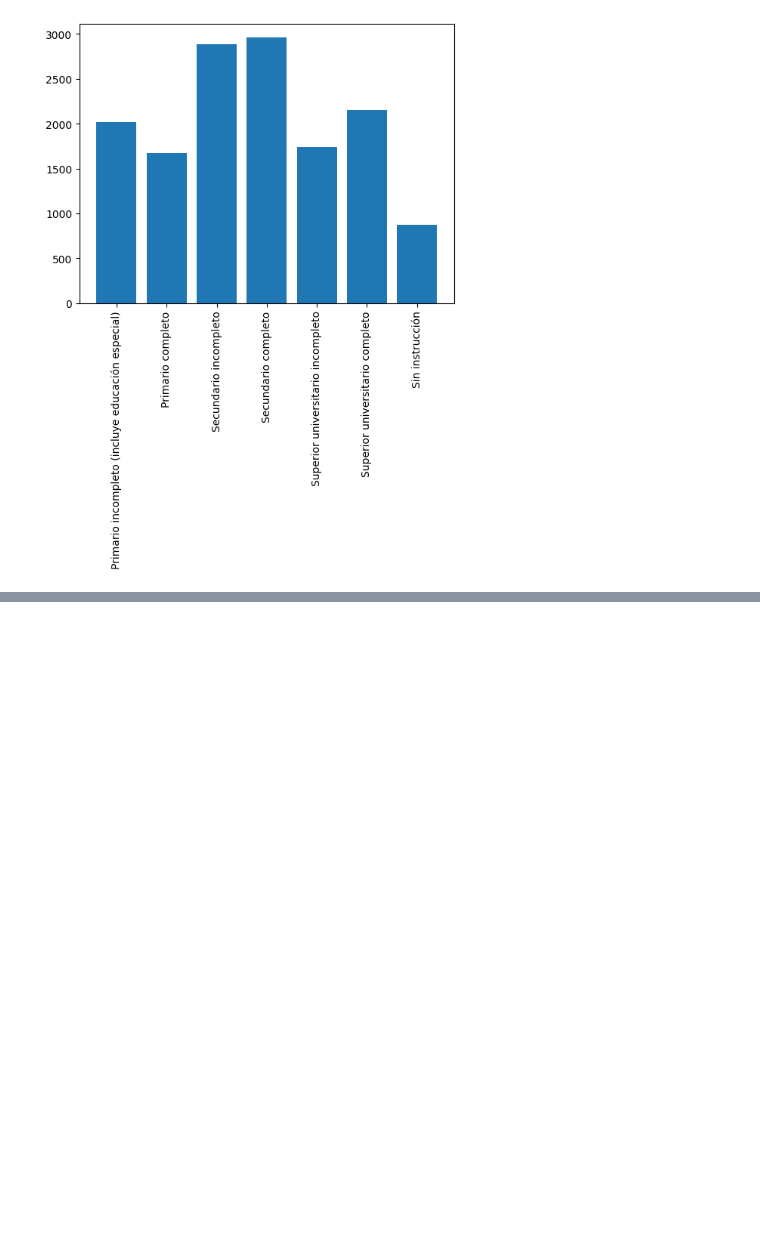
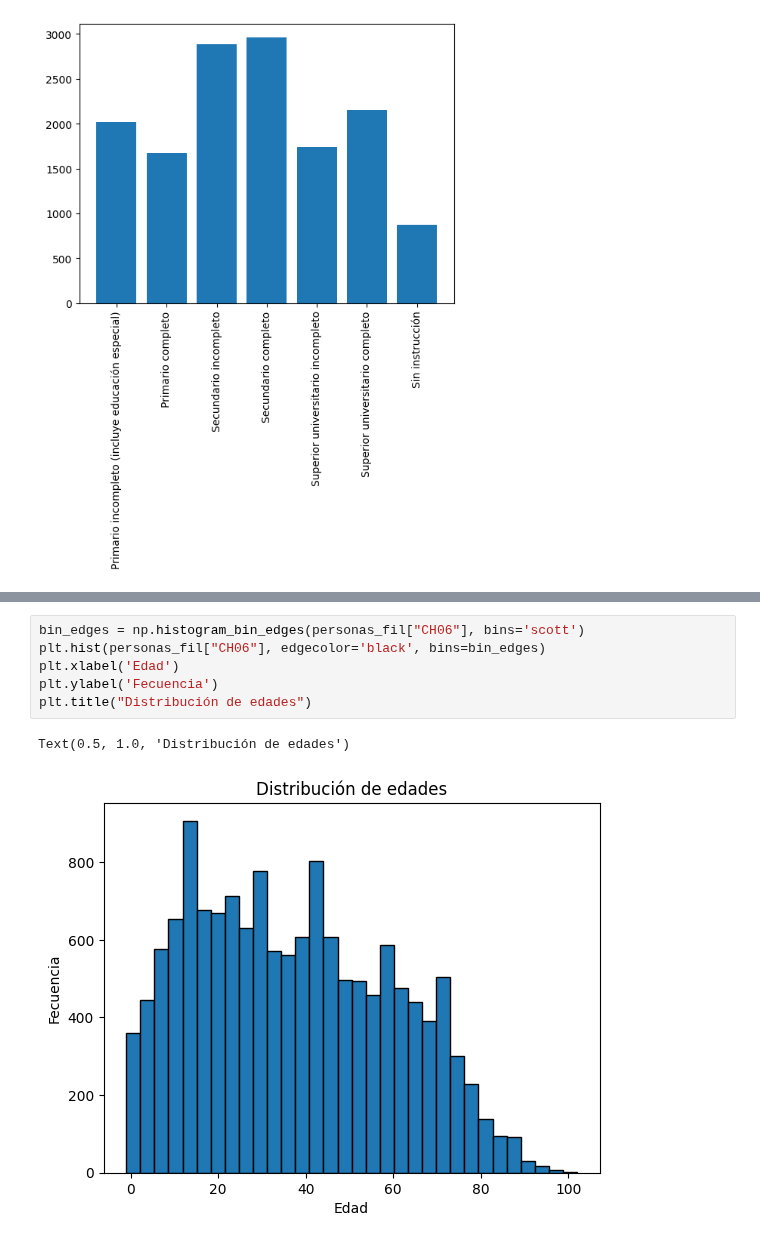
Before and after one commit to LMatiPerez/AnalisisDeDatosI_G5, a Jupyter notebook: analisis_grupo_5_final.ipynb, the cells around one changed output, grey strips where cells are left out. Drawn from its saved outputs; the diff is of its cells as text; blank space fills up the shorter version.

Commit message:
Histograma edades

```diff
--- a/analisis_grupo_5_final.ipynb
+++ b/analisis_grupo_5_final.ipynb
@@ -325,0 +342,9 @@ plt.xticks(rotation=90)
+# %%
+bin_edges = np.histogram_bin_edges(personas_fil["CH06"], bins='scott')
+plt.hist(personas_fil["CH06"], edgecolor='black', bins=bin_edges)
+plt.xlabel('Edad')
+plt.ylabel('Fecuencia')
+plt.title("Distribución de edades")
+# %% [output]
+Text(0.5, 1.0, 'Distribución de edades')
+[figure, added]
```
Also changed, not shown: parts of 2 cells of this notebook.
